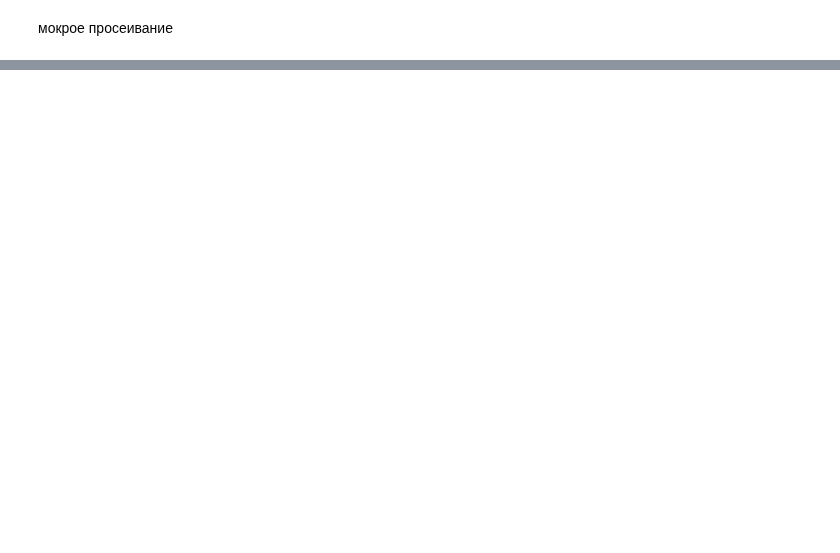
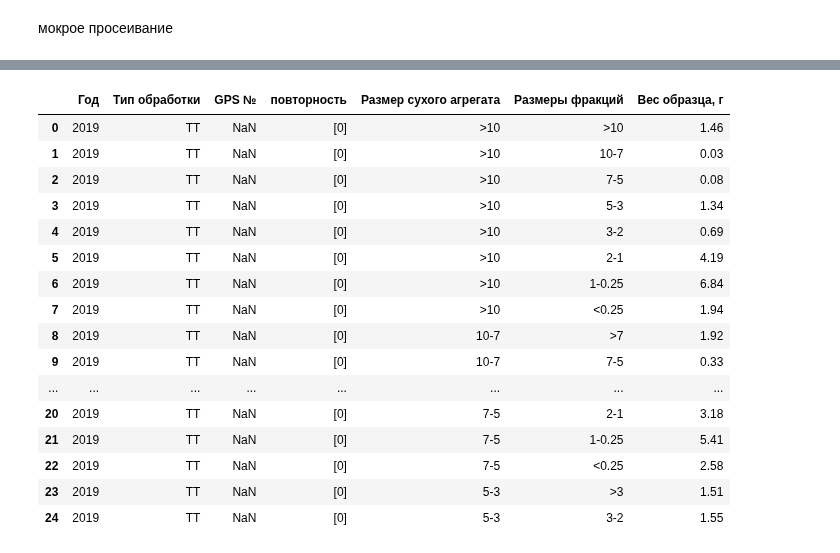
Before and after one commit to hukitoc94/total_archangelskiy, a Jupyter notebook: field_scale/field_data/полевые данные общая/field_data_preparation.ipynb, the cells around one changed output, grey strips where cells are left out. Cells and saved outputs as stored; diff of their text form; code cells hidden in the pictures; blank space fills up the shorter version.

```diff
--- a/field_scale/field_data/полевые данные общая/field_data_preparation.ipynb
+++ b/field_scale/field_data/полевые данные общая/field_data_preparation.ipynb
@@ -158,3 +174,22 @@ df['повторность'] = df['повторность'].astype(int) - 1
 df['повторность'] = '[' + df['повторность'].astype(str) + ']'
 df = df.drop("Варианты опыта", axis = 1)
 mokroe = df.copy()
+
+df = pd.read_excel('мокрое просеивание архангельское 2020(и другие объекты).xlsx')
+df['Год'] = "2020"
+df['GPS №'] = df['Варианты опыта'].str.split(' ', expand=True)[3]
+GPS_dict = {"1": "529" ,"2": "528" ,"3": "525","4": "527","5": "526"}
+df["GPS №"] = df["GPS №"].replace(GPS_dict)
+df['Тип обработки'] = 'ТТ'
+df['Тип обработки'][df['GPS №'].isin(pp_points)] = 'ПП'
+df = df.drop("Варианты опыта", axis = 1	)
+mokroe = mokroe.append(df)
+mokroe['Вес образца, г'] = mokroe["вес чашки+просеянная фракция агрегатов"] - mokroe["вес пустой чашки в которую просеивали"]
+mokroe = mokroe.drop(["Масса образца", "вес пустой чашки в которую просеивали","вес чашки+просеянная фракция агрегатов" ], axis = 1)
+mokroe = mokroe.reindex(columns = ['Год', "Тип обработки","GPS №", "повторность",  "Размер сухого агрегата", "Размеры фракций", 'Вес образца, г'])
+
+mokroe["Размер сухого агрегата"] = mokroe["Размер сухого агрегата"].str.replace('мм', '')
+mokroe["Размер сухого агрегата"] = mokroe["Размер сухого агрегата"].str.replace(' ', '')
+
+mokroe["Размеры фракций"] = mokroe["Размеры фракций"].str.replace('мм', '')
+mokroe["Размеры фракций"] = mokroe["Размеры фракций"].str.replace(' ', '')
@@ -172,0 +225,20 @@ GPS_dict
+# %%
+mokroe.head(25)
+# %% [output]
+|  | Год | Тип обработки | GPS № | повторность | Размер сухого агрегата | Размеры фракций | Вес образца, г |
+| 0 | 2019 | ТТ | NaN | [0] | >10 | >10 | 1.46 |
+| 1 | 2019 | ТТ | NaN | [0] | >10 | 10-7 | 0.03 |
+| 2 | 2019 | ТТ | NaN | [0] | >10 | 7-5 | 0.08 |
+| 3 | 2019 | ТТ | NaN | [0] | >10 | 5-3 | 1.34 |
+| 4 | 2019 | ТТ | NaN | [0] | >10 | 3-2 | 0.69 |
+| 5 | 2019 | ТТ | NaN | [0] | >10 | 2-1 | 4.19 |
+| 6 | 2019 | ТТ | NaN | [0] | >10 | 1-0.25 | 6.84 |
+| 7 | 2019 | ТТ | NaN | [0] | >10 | <0.25 | 1.94 |
+| 8 | 2019 | ТТ | NaN | [0] | 10-7 | >7 | 1.92 |
+| 9 | 2019 | ТТ | NaN | [0] | 10-7 | 7-5 | 0.33 |
+| ... | ... | ... | ... | ... | ... | ... | ... |
+| 20 | 2019 | ТТ | NaN | [0] | 7-5 | 2-1 | 3.18 |
+| 21 | 2019 | ТТ | NaN | [0] | 7-5 | 1-0.25 | 5.41 |
+| 22 | 2019 | ТТ | NaN | [0] | 7-5 | <0.25 | 2.58 |
+| 23 | 2019 | ТТ | NaN | [0] | 5-3 | >3 | 1.51 |
+| 24 | 2019 | ТТ | NaN | [0] | 5-3 | 3-2 | 1.55 |
```
Also changed, not shown: parts of 7 cells of this notebook, 5 other files.
